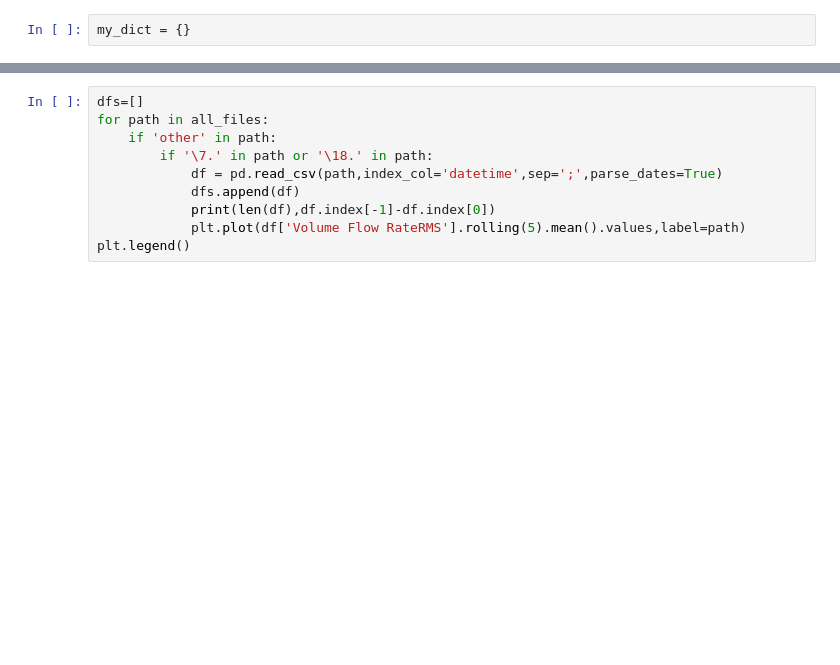
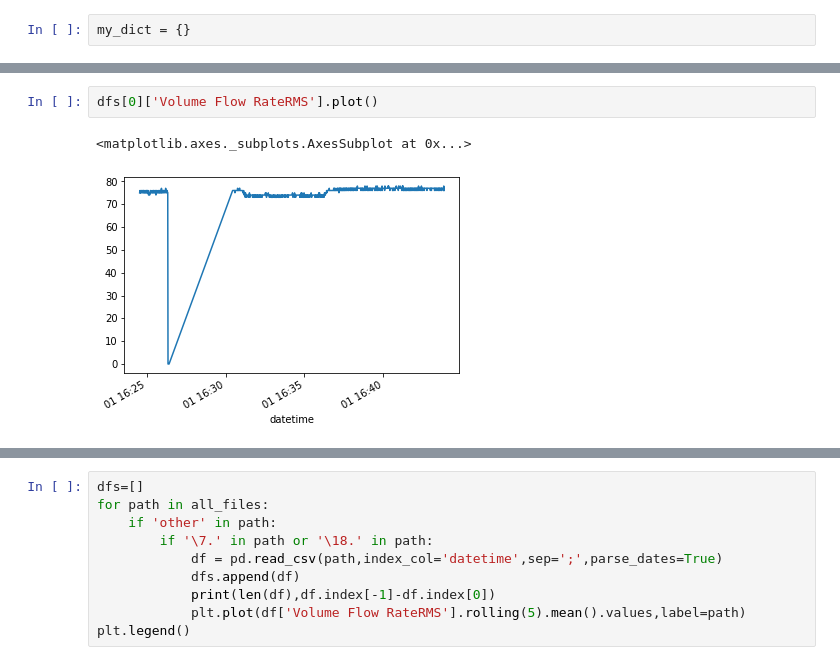
Before and after one commit to waico/SKAB, a Jupyter notebook: Load data.ipynb, the cells around one changed output, grey strips where cells are left out. Cells and saved outputs as stored; diff of their text form; blank space fills up the shorter version.

```diff
--- a/Load data.ipynb
+++ b/Load data.ipynb
@@ -25,0 +62,5 @@ my_dict = {}
+# %%
+dfs[0]['Volume Flow RateRMS'].plot()
+# %% [output]
+<matplotlib.axes._subplots.AxesSubplot at 0x...>
+[figure, added]
```
Also changed, not shown: parts of 5 cells of this notebook, 35 other files.
